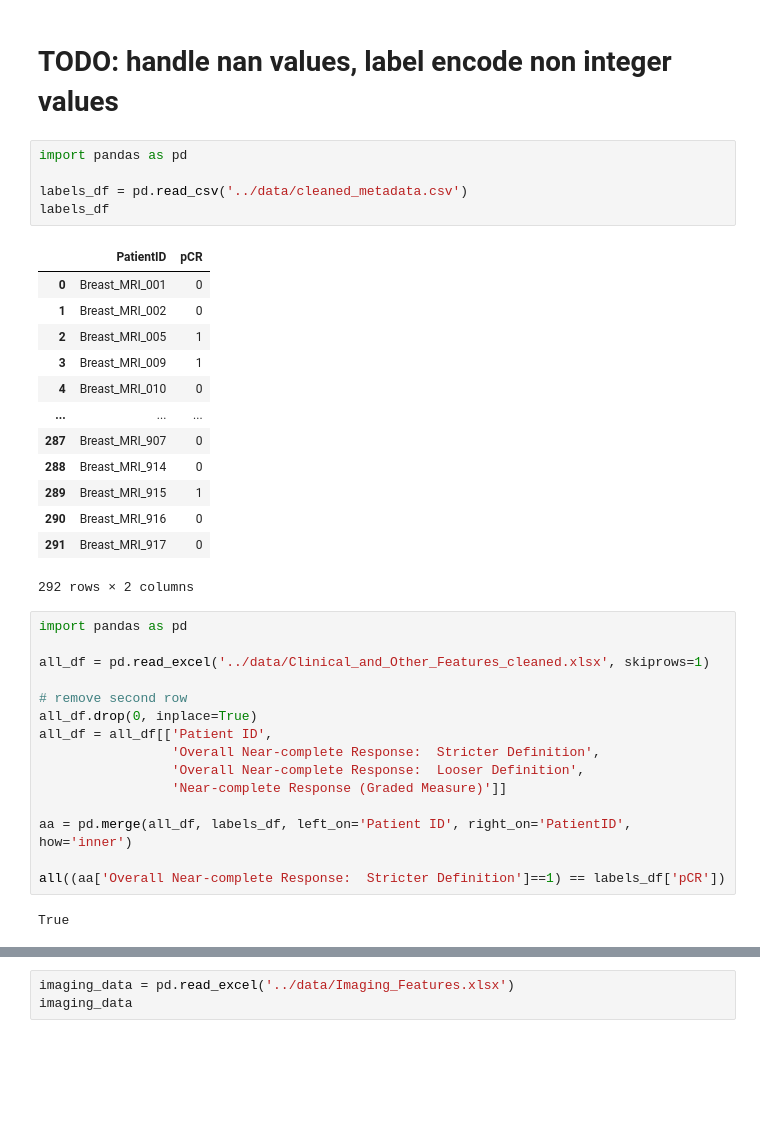
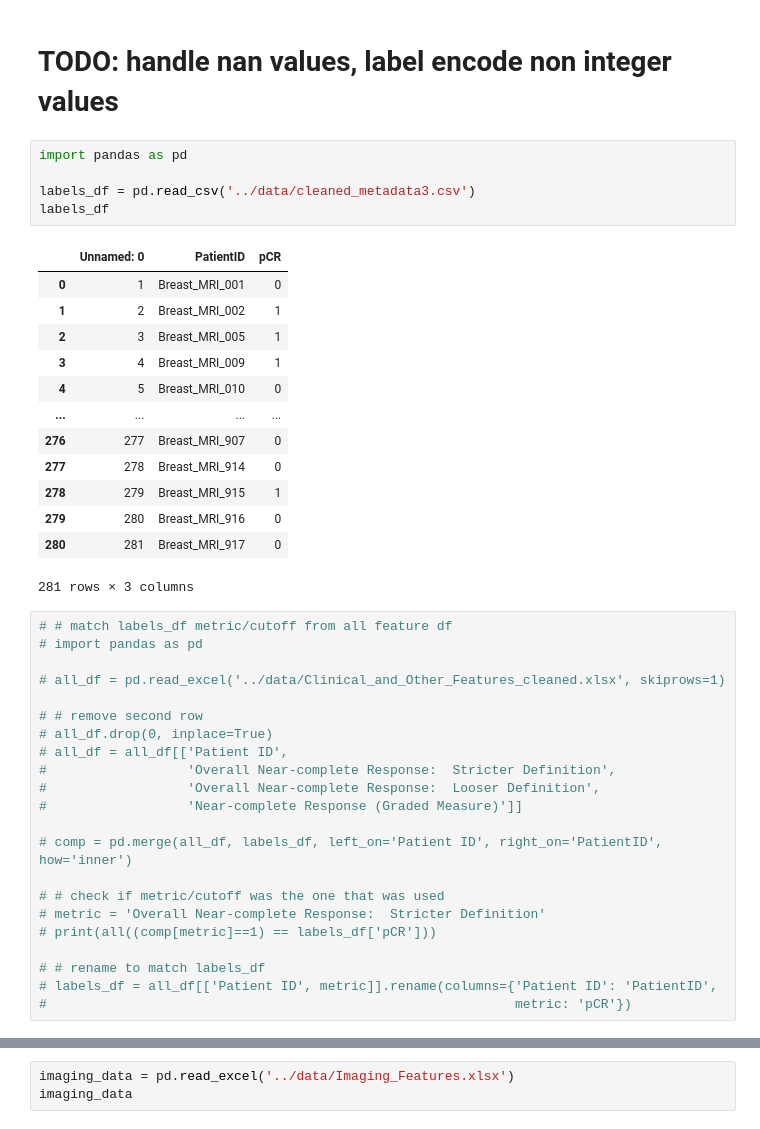
Before and after one commit to jstabet/breast_mri_chemo, a Jupyter notebook: src/rf.ipynb, the cells around one changed output, grey strips where cells are left out. Cells and saved outputs as stored; diff of their text form; blank space fills up the shorter version.

```diff
--- a/src/rf.ipynb
+++ b/src/rf.ipynb
@@ -3,36 +3,41 @@
 # %%
 import pandas as pd
 
-labels_df = pd.read_csv('../data/cleaned_metadata.csv')
+labels_df = pd.read_csv('../data/cleaned_metadata3.csv')
 labels_df
 # %% [output]
-|  | PatientID | pCR |
-| 0 | Breast_MRI_001 | 0 |
-| 1 | Breast_MRI_002 | 0 |
-| 2 | Breast_MRI_005 | 1 |
-| 3 | Breast_MRI_009 | 1 |
-| 4 | Breast_MRI_010 | 0 |
-| ... | ... | ... |
-| 287 | Breast_MRI_907 | 0 |
-| 288 | Breast_MRI_914 | 0 |
-| 289 | Breast_MRI_915 | 1 |
-| 290 | Breast_MRI_916 | 0 |
-| 291 | Breast_MRI_917 | 0 |
+|  | Unnamed: 0 | PatientID | pCR |
+| 0 | 1 | Breast_MRI_001 | 0 |
+| 1 | 2 | Breast_MRI_002 | 1 |
+| 2 | 3 | Breast_MRI_005 | 1 |
+| 3 | 4 | Breast_MRI_009 | 1 |
+| 4 | 5 | Breast_MRI_010 | 0 |
+| ... | ... | ... | ... |
+| 276 | 277 | Breast_MRI_907 | 0 |
+| 277 | 278 | Breast_MRI_914 | 0 |
+| 278 | 279 | Breast_MRI_915 | 1 |
+| 279 | 280 | Breast_MRI_916 | 0 |
+| 280 | 281 | Breast_MRI_917 | 0 |
-292 rows × 2 columns
+281 rows × 3 columns
 # %%
-import pandas as pd
+# # match labels_df metric/cutoff from all feature df
+# import pandas as pd
 
-all_df = pd.read_excel('../data/Clinical_and_Other_Features_cleaned.xlsx', skiprows=1)
+# all_df = pd.read_excel('../data/Clinical_and_Other_Features_cleaned.xlsx', skiprows=1)
 
-# remove second row
-all_df.drop(0, inplace=True)
-all_df = all_df[['Patient ID',
-                 'Overall Near-complete Response:  Stricter Definition',
-                 'Overall Near-complete Response:  Looser Definition',
-                 'Near-complete Response (Graded Measure)']]
+# # remove second row
+# all_df.drop(0, inplace=True)
+# all_df = all_df[['Patient ID',
+#                  'Overall Near-complete Response:  Stricter Definition',
+#                  'Overall Near-complete Response:  Looser Definition',
+#                  'Near-complete Response (Graded Measure)']]
 
-aa = pd.merge(all_df, labels_df, left_on='Patient ID', right_on='PatientID', how='inner')
+# comp = pd.merge(all_df, labels_df, left_on='Patient ID', right_on='PatientID', how='inner')
 
-all((aa['Overall Near-complete Response:  Stricter Definition']==1) == labels_df['pCR'])
+# # check if metric/cutoff was the one that was used
+# metric = 'Overall Near-complete Response:  Stricter Definition'
+# print(all((comp[metric]==1) == labels_df['pCR']))
+
+# # rename to match labels_df
+# labels_df = all_df[['Patient ID', metric]].rename(columns={'Patient ID': 'PatientID',
+#                                                            metric: 'pCR'})
-# %% [output]
-True
```
Also changed, not shown: parts of 6 cells of this notebook, 2 other files.
